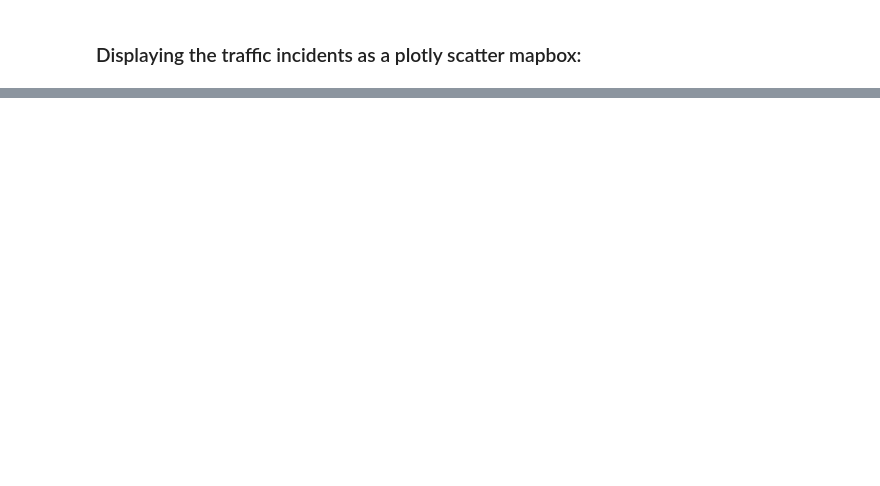
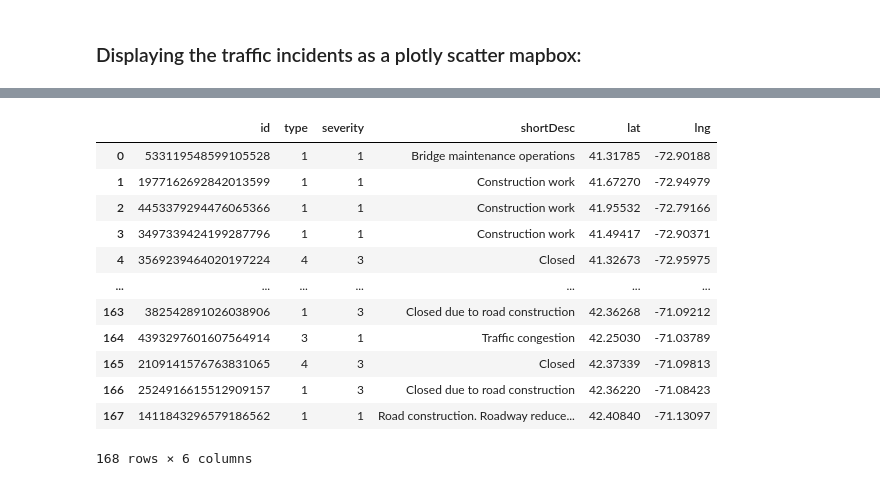
Before and after one commit to gson458/PIC16B-Traffic-Viz-Project, a Jupyter notebook: Mid_report_fix.ipynb, the cells around one changed output, grey strips where cells are left out. Saved outputs shown, nothing was run; the diff lists cells and outputs as text; code cells hidden in the pictures; blank space fills up the shorter version.

```diff
--- a/Mid_report_fix.ipynb
+++ b/Mid_report_fix.ipynb
@@ -323,0 +356,16 @@ map_with_incidents.show()
+# %%
+incidents
+# %% [output]
+|  | id | type | severity | shortDesc | lat | lng |
+| 0 | 533119548599105528 | 1 | 1 | Bridge maintenance operations | 41.31785 | -72.90188 |
+| 1 | 1977162692842013599 | 1 | 1 | Construction work | 41.67270 | -72.94979 |
+| 2 | 4453379294476065366 | 1 | 1 | Construction work | 41.95532 | -72.79166 |
+| 3 | 3497339424199287796 | 1 | 1 | Construction work | 41.49417 | -72.90371 |
+| 4 | 3569239464020197224 | 4 | 3 | Closed | 41.32673 | -72.95975 |
+| ... | ... | ... | ... | ... | ... | ... |
+| 163 | 382542891026038906 | 1 | 3 | Closed due to road construction | 42.36268 | -71.09212 |
+| 164 | 4393297601607564914 | 3 | 1 | Traffic congestion | 42.25030 | -71.03789 |
+| 165 | 2109141576763831065 | 4 | 3 | Closed | 42.37339 | -71.09813 |
+| 166 | 2524916615512909157 | 1 | 3 | Closed due to road construction | 42.36220 | -71.08423 |
+| 167 | 1411843296579186562 | 1 | 1 | Road construction. Roadway reduce... | 42.40840 | -71.13097 |
+168 rows × 6 columns
```
Also changed, not shown: parts of 6 cells of this notebook, 6 other files.
